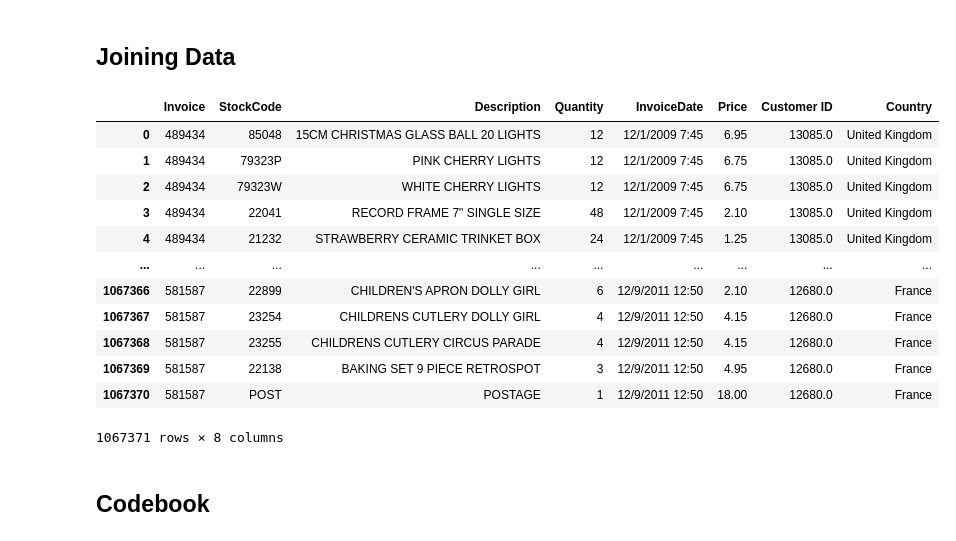
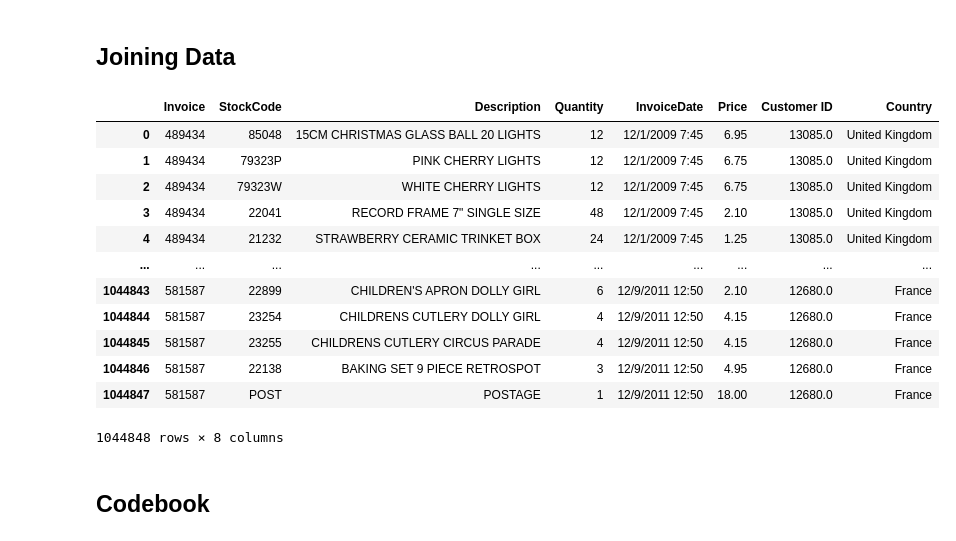
Before and after one commit to gracemhw/Gift_Online_Business, a Jupyter notebook: notebooks/01_Data_wrangling.ipynb, the cells around one changed output. Saved outputs shown, nothing was run; the diff lists cells and outputs as text; code cells hidden in the pictures.

```diff
--- a/notebooks/01_Data_wrangling.ipynb
+++ b/notebooks/01_Data_wrangling.ipynb
@@ -64,0 +111,3 @@ memory usage: 33.1+ MB
+# %%
+retail2010_noduplicates = retail2010[~retail2010['InvoiceDate'].str.match(r'12/\d+/2010')]
+retail2010_noduplicates.info()
@@ -66,22 +131,22 @@ memory usage: 33.1+ MB
 ## Joining Data
 # %%
 #Combine the two datasets (2010 and 2011 data)
-gift_df = pd.concat([retail2010, retail2011], ignore_index=True)
+gift_df = pd.concat([retail2010_noduplicates, retail2011], ignore_index=True)
 gift_df
 # %% [output]
 |  | Invoice | StockCode | Description | Quantity | InvoiceDate | Price | Customer ID | Country |
 | 0 | 489434 | 85048 | 15CM CHRISTMAS GLASS BALL 20 LIGHTS | 12 | 12/1/2009 7:45 | 6.95 | 13085.0 | United Kingdom |
 | 1 | 489434 | 79323P | PINK CHERRY LIGHTS | 12 | 12/1/2009 7:45 | 6.75 | 13085.0 | United Kingdom |
 | 2 | 489434 | 79323W | WHITE CHERRY LIGHTS | 12 | 12/1/2009 7:45 | 6.75 | 13085.0 | United Kingdom |
 | 3 | 489434 | 22041 | RECORD FRAME 7" SINGLE SIZE | 48 | 12/1/2009 7:45 | 2.10 | 13085.0 | United Kingdom |
 | 4 | 489434 | 21232 | STRAWBERRY CERAMIC TRINKET BOX | 24 | 12/1/2009 7:45 | 1.25 | 13085.0 | United Kingdom |
 | ... | ... | ... | ... | ... | ... | ... | ... | ... |
-| 1067366 | 581587 | 22899 | CHILDREN'S APRON DOLLY GIRL | 6 | 12/9/2011 12:50 | 2.10 | 12680.0 | France |
-| 1067367 | 581587 | 23254 | CHILDRENS CUTLERY DOLLY GIRL | 4 | 12/9/2011 12:50 | 4.15 | 12680.0 | France |
-| 1067368 | 581587 | 23255 | CHILDRENS CUTLERY CIRCUS PARADE | 4 | 12/9/2011 12:50 | 4.15 | 12680.0 | France |
-| 1067369 | 581587 | 22138 | BAKING SET 9 PIECE RETROSPOT | 3 | 12/9/2011 12:50 | 4.95 | 12680.0 | France |
-| 1067370 | 581587 | POST | POSTAGE | 1 | 12/9/2011 12:50 | 18.00 | 12680.0 | France |
+| 1044843 | 581587 | 22899 | CHILDREN'S APRON DOLLY GIRL | 6 | 12/9/2011 12:50 | 2.10 | 12680.0 | France |
+| 1044844 | 581587 | 23254 | CHILDRENS CUTLERY DOLLY GIRL | 4 | 12/9/2011 12:50 | 4.15 | 12680.0 | France |
+| 1044845 | 581587 | 23255 | CHILDRENS CUTLERY CIRCUS PARADE | 4 | 12/9/2011 12:50 | 4.15 | 12680.0 | France |
+| 1044846 | 581587 | 22138 | BAKING SET 9 PIECE RETROSPOT | 3 | 12/9/2011 12:50 | 4.95 | 12680.0 | France |
+| 1044847 | 581587 | POST | POSTAGE | 1 | 12/9/2011 12:50 | 18.00 | 12680.0 | France |
-1067371 rows × 8 columns
+1044848 rows × 8 columns
 # %% [markdown]
 ## Codebook
 # %% [markdown]
```
Also changed, not shown: parts of 29 cells of this notebook.
